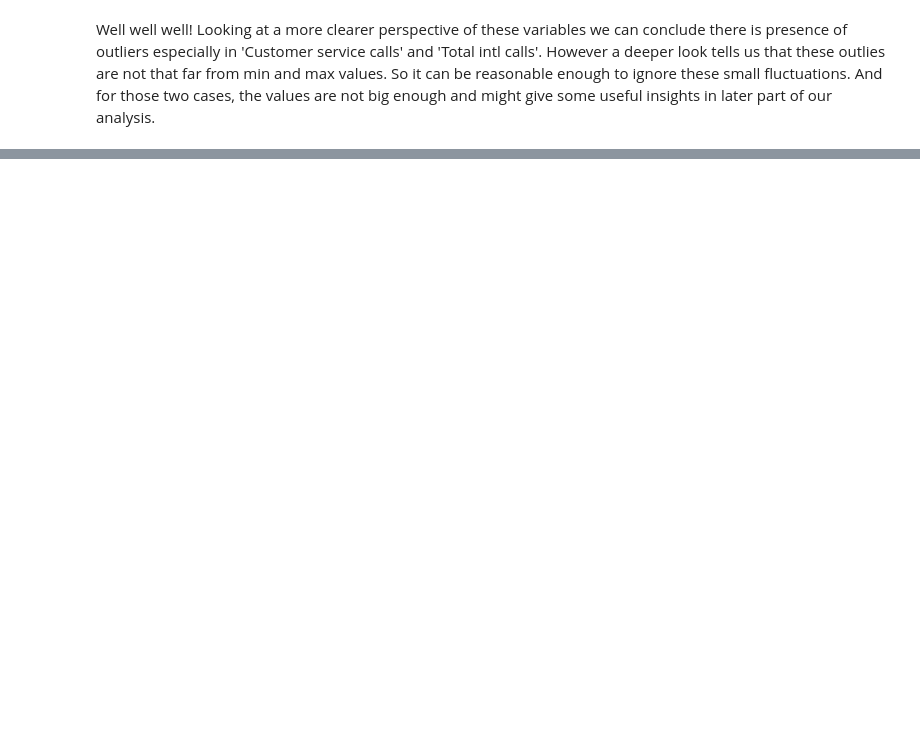
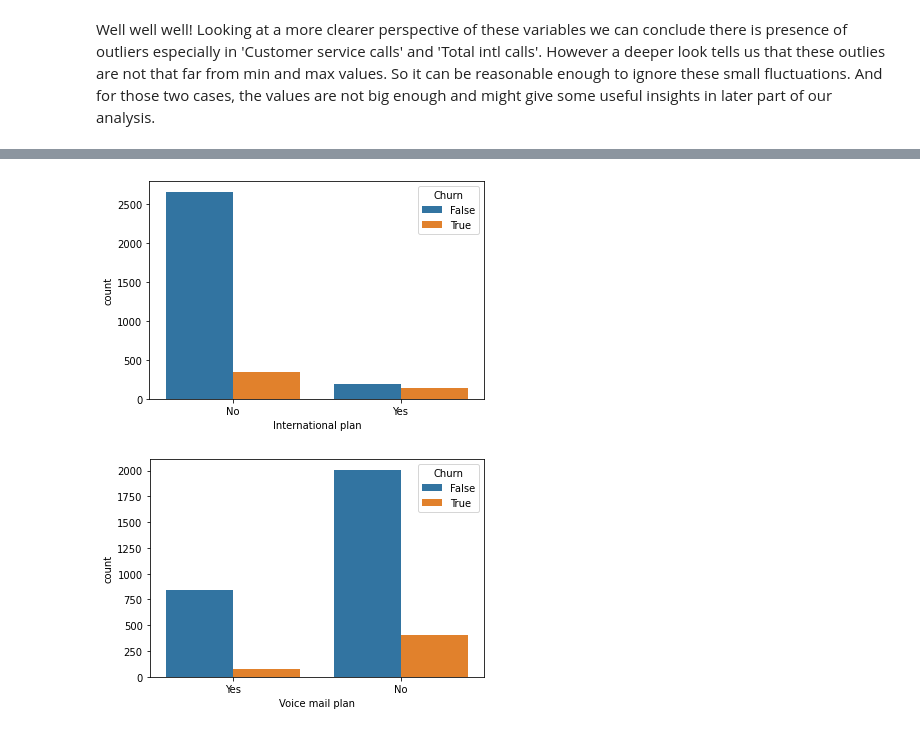
Before and after one commit to avilashsrivastava/Telecom-Churn-Analysis, a Jupyter notebook: Individual_Final_notebook.ipynb, the cells around one changed output, grey strips where cells are left out. Cells and saved outputs as stored; diff of their text form; code cells hidden in the pictures; blank space fills up the shorter version.

```diff
--- a/Individual_Final_notebook.ipynb
+++ b/Individual_Final_notebook.ipynb
@@ -276,0 +453,8 @@ Well well well! Looking at a more clearer perspective of these variables we can
+# %%
+# visualizing individual impact of Intl plan and Voice mail plan
+for i in ['International plan','Voice mail plan']:
+  plt.figure()
+  sns.countplot(x=i, hue='Churn', data=df)
+# %% [output]
+[figure, added]
+[figure, added]
```
Also changed, not shown: parts of 25 cells of this notebook.
